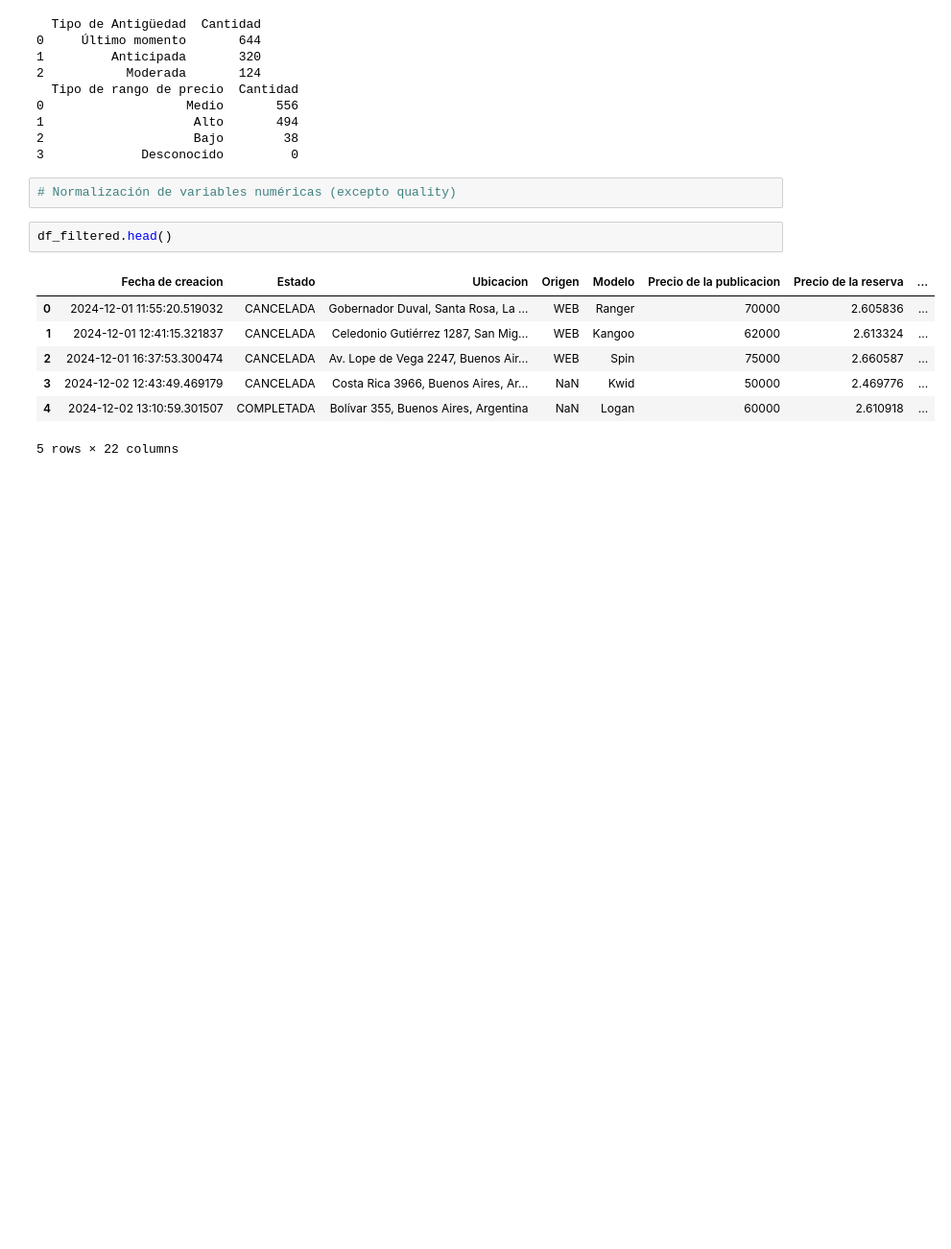
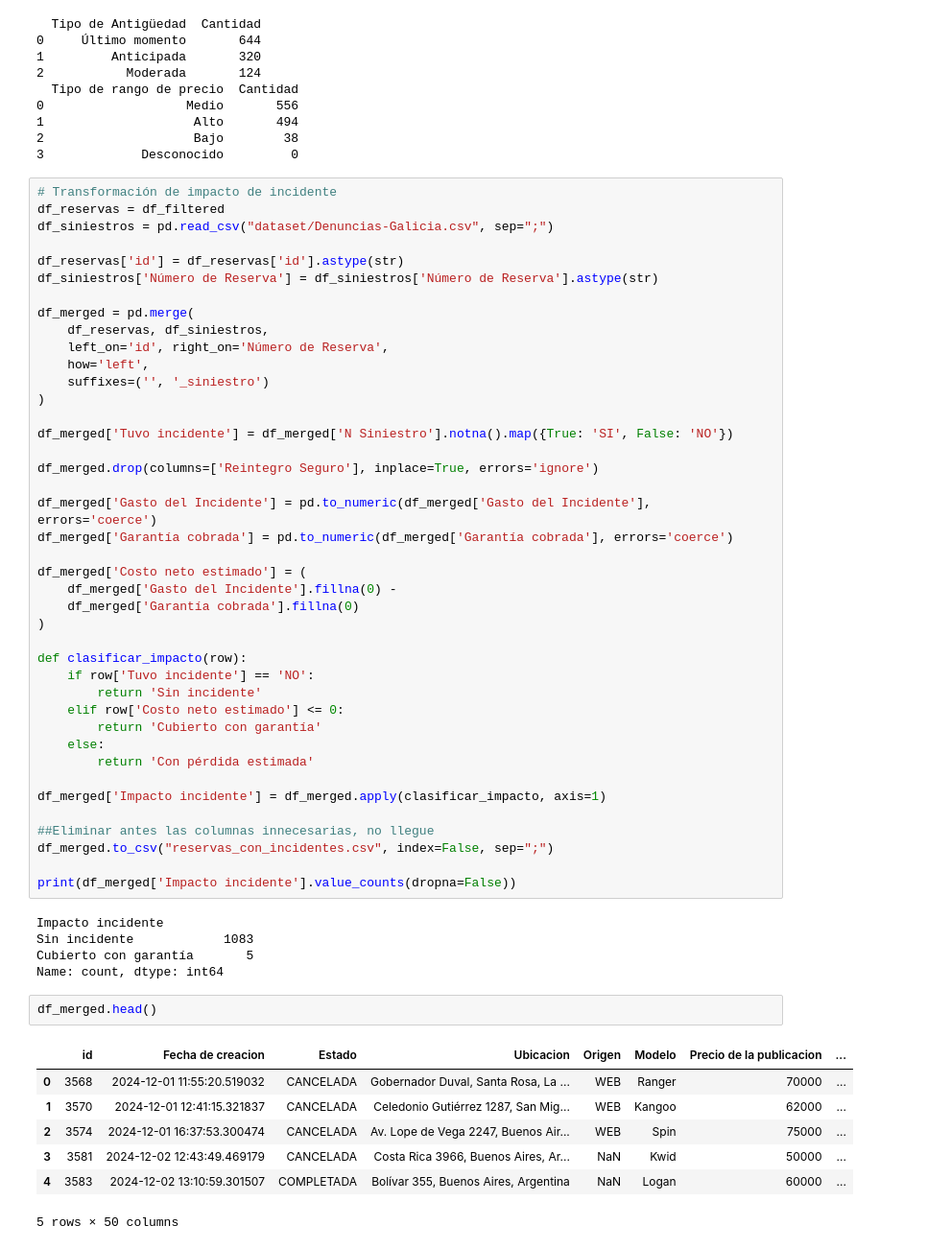
Before and after one commit to dlimachi/TP-ATUA, a Jupyter notebook: TP-Entregable2.ipynb, the cells around one changed output. Shown at 96% size. Cells and saved outputs as stored; diff of their text form; blank space fills up the shorter version.

Commit message:
merged 'denuncias' and 'reservas'

```diff
--- a/TP-Entregable2.ipynb
+++ b/TP-Entregable2.ipynb
@@ -625,15 +626,59 @@ df_filtered.to_csv('dataset/Reservas_transofrmado.csv', sep=';', index=False)
 2                    Bajo        38
 3             Desconocido         0
 # %%
-# Normalización de variables numéricas (excepto quality)
+# Transformación de impacto de incidente
+df_reservas = df_filtered
+df_siniestros = pd.read_csv("dataset/Denuncias-Galicia.csv", sep=";")
+
+df_reservas['id'] = df_reservas['id'].astype(str)
+df_siniestros['Número de Reserva'] = df_siniestros['Número de Reserva'].astype(str)
+
+df_merged = pd.merge(
+    df_reservas, df_siniestros,
+    left_on='id', right_on='Número de Reserva',
+    how='left',
+    suffixes=('', '_siniestro')
+)
+
+df_merged['Tuvo incidente'] = df_merged['N Siniestro'].notna().map({True: 'SI', False: 'NO'})
+
+df_merged.drop(columns=['Reintegro Seguro'], inplace=True, errors='ignore')
+
+df_merged['Gasto del Incidente'] = pd.to_numeric(df_merged['Gasto del Incidente'], errors='coerce')
+df_merged['Garantía cobrada'] = pd.to_numeric(df_merged['Garantía cobrada'], errors='coerce')
+
+df_merged['Costo neto estimado'] = (
+    df_merged['Gasto del Incidente'].fillna(0) -
+    df_merged['Garantía cobrada'].fillna(0)
+)
+
+def clasificar_impacto(row):
+    if row['Tuvo incidente'] == 'NO':
+        return 'Sin incidente'
+    elif row['Costo neto estimado'] <= 0:
+        return 'Cubierto con garantía'
+    else:
+        return 'Con pérdida estimada'
+
+df_merged['Impacto incidente'] = df_merged.apply(clasificar_impacto, axis=1)
+
+##Eliminar antes las columnas innecesarias, no llegue
+df_merged.to_csv("reservas_con_incidentes.csv", index=False, sep=";")
+
+print(df_merged['Impacto incidente'].value_counts(dropna=False))
+# %% [output]
+Impacto incidente
+Sin incidente            1083
+Cubierto con garantía       5
+Name: count, dtype: int64
 # %%
-df_filtered.head()
+df_merged.head()
 # %% [output]
-|  | Fecha de creacion | Estado | Ubicacion | Origen | Modelo | Precio de la publicacion | Precio de la reserva | ... |
-| 0 | 2024-12-01 11:55:20.519032 | CANCELADA | Gobernador Duval, Santa Rosa, La ... | WEB | Ranger | 70000 | 2.605836 | ... |
-| 1 | 2024-12-01 12:41:15.321837 | CANCELADA | Celedonio Gutiérrez 1287, San Mig... | WEB | Kangoo | 62000 | 2.613324 | ... |
-| 2 | 2024-12-01 16:37:53.300474 | CANCELADA | Av. Lope de Vega 2247, Buenos Air... | WEB | Spin | 75000 | 2.660587 | ... |
-| 3 | 2024-12-02 12:43:49.469179 | CANCELADA | Costa Rica 3966, Buenos Aires, Ar... | NaN | Kwid | 50000 | 2.469776 | ... |
-| 4 | 2024-12-02 13:10:59.301507 | COMPLETADA | Bolívar 355, Buenos Aires, Argentina | NaN | Logan | 60000 | 2.610918 | ... |
+|  | id | Fecha de creacion | Estado | Ubicacion | Origen | Modelo | Precio de la publicacion | ... |
+| 0 | 3568 | 2024-12-01 11:55:20.519032 | CANCELADA | Gobernador Duval, Santa Rosa, La ... | WEB | Ranger | 70000 | ... |
+| 1 | 3570 | 2024-12-01 12:41:15.321837 | CANCELADA | Celedonio Gutiérrez 1287, San Mig... | WEB | Kangoo | 62000 | ... |
+| 2 | 3574 | 2024-12-01 16:37:53.300474 | CANCELADA | Av. Lope de Vega 2247, Buenos Air... | WEB | Spin | 75000 | ... |
+| 3 | 3581 | 2024-12-02 12:43:49.469179 | CANCELADA | Costa Rica 3966, Buenos Aires, Ar... | NaN | Kwid | 50000 | ... |
+| 4 | 3583 | 2024-12-02 13:10:59.301507 | COMPLETADA | Bolívar 355, Buenos Aires, Argentina | NaN | Logan | 60000 | ... |
-5 rows × 22 columns
+5 rows × 50 columns
 # %% [markdown]
```
Also changed, not shown: parts of 7 cells of this notebook, 6 other files.
